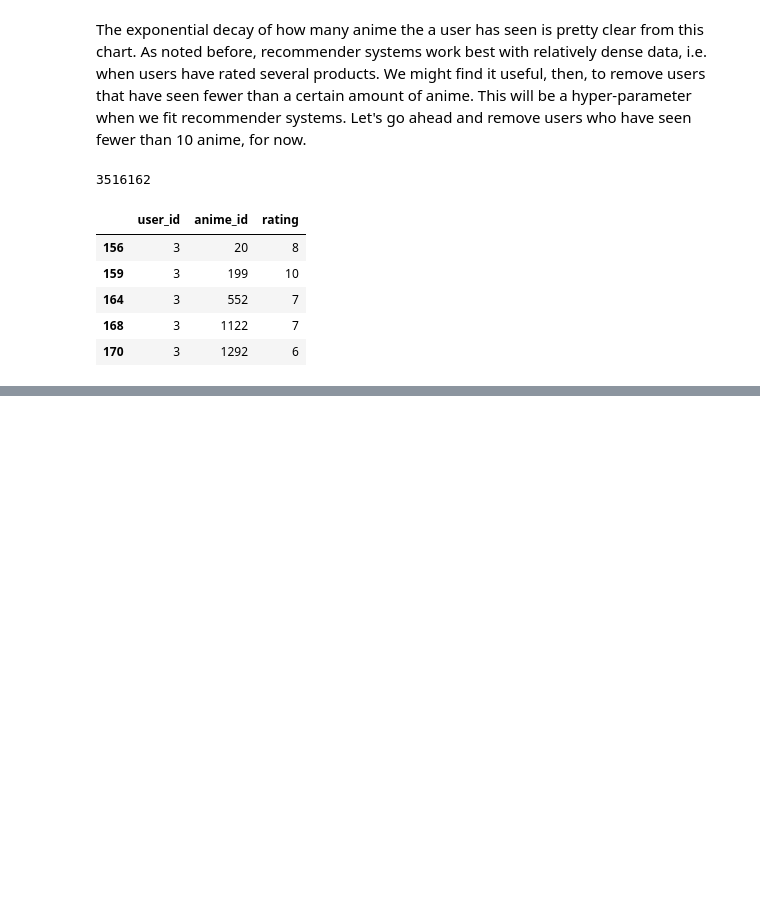
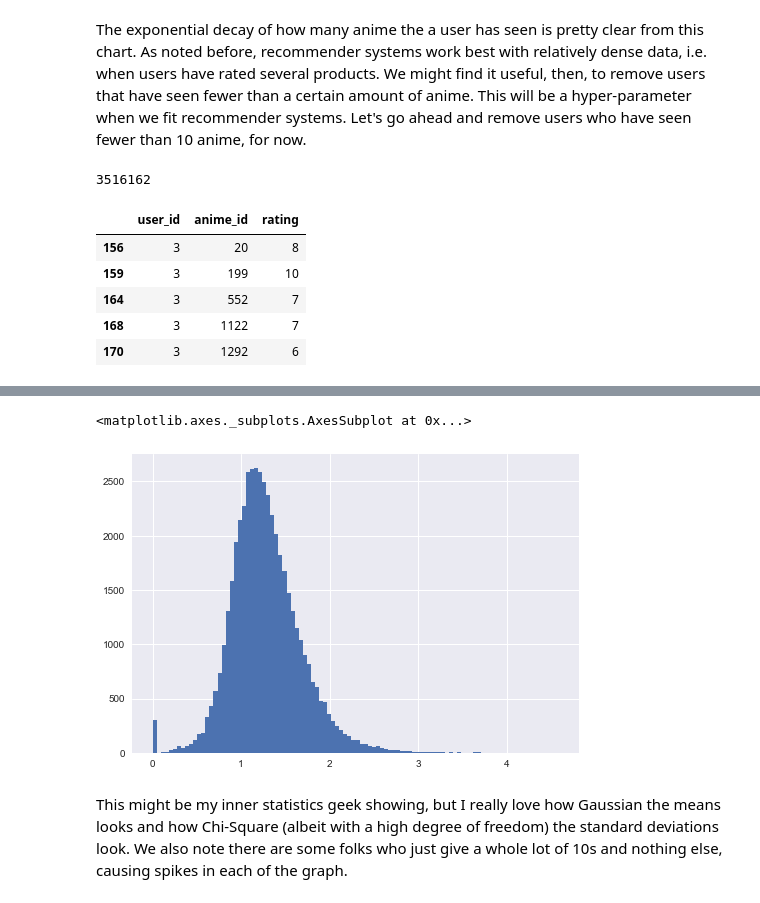
Before and after one commit to vishaalprasad/AnimeRecommendation, a Jupyter notebook: exploration.ipynb, the cells around one changed output, grey strips where cells are left out. Saved outputs shown, nothing was run; the diff lists cells and outputs as text; code cells hidden in the pictures; blank space fills up the shorter version.

```diff
--- a/exploration.ipynb
+++ b/exploration.ipynb
@@ -164,0 +202,7 @@ We lose only about 80,000 user/anime pairs, but now our dataset is more robust.
+# %%
+users.groupby('user_id')['rating'].agg(pd.np.std).hist(bins=100)
+# %% [output]
+<matplotlib.axes._subplots.AxesSubplot at 0x...>
+[figure, added]
+# %% [markdown]
+This might be my inner statistics geek showing, but I really love how Gaussian the means looks and how Chi-Square (albeit with a high degree of freedom) the standard deviations look. We also note there are some folks who just give a whole lot of 10s and nothing else, causing spikes in each of the graph.
```
Also changed, not shown: parts of 5 cells of this notebook.
